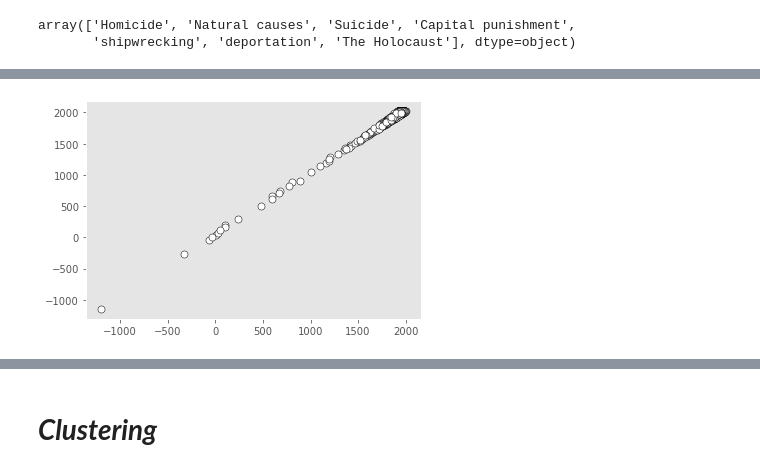
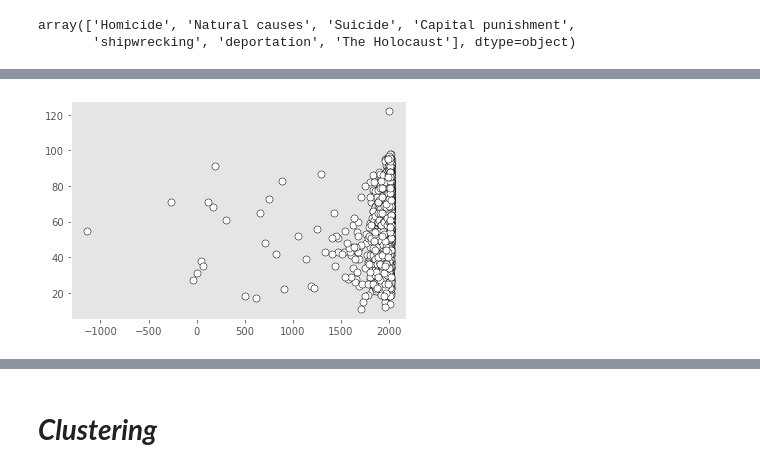
Before and after one commit to annysim/simonitto-vipAge-progetto, a Jupyter notebook: src&data/Copia_di_VipAge_AnnamariaSimonitto.ipynb, the cells around one changed output, grey strips where cells are left out. Cells and saved outputs as stored; diff of their text form; code cells hidden in the pictures.

```diff
--- a/src&data/Copia_di_VipAge_AnnamariaSimonitto.ipynb
+++ b/src&data/Copia_di_VipAge_AnnamariaSimonitto.ipynb
@@ -397,7 +344,8 @@ array(['Homicide', 'Natural causes', 'Suicide', 'Capital punishment',
 #Delete columns that I am not interested in from the dataset
 df1 = df1.drop(['Name'], axis = 1)
 df1 = df1.drop(['Short description'], axis = 1)
-df1 = df1.drop(['Age of death'], axis = 1)
+df1 = df1.drop(['Birth year'], axis = 1)
+df1 = df1.drop(['Id'], axis = 1)
 # %%
 #Show the dataset after the changes
 df1
@@ -529,0 +460,4 @@ Judging by the pairplots, we choose the columns with indexes 29,30. We will plot
+# %%
+categorical_features = list(set(categorical_features))
+print("The categorical features are:")
+print(categorical_features)
@@ -529,0 +467,13 @@ Judging by the pairplots, we choose the columns with indexes 29,30. We will plot
+# %%
+#Column Transformer
+
+transf_dtype = np.int32
+
+categorical_transformer = OneHotEncoder(handle_unknown='ignore', sparse = False, dtype = transf_dtype)
+
+ordinal_transformer = OrdinalEncoder(dtype = transf_dtype)
+preprocessor = ColumnTransformer(
+    transformers = [('cat', categorical_transformer, categorical_features)
+                   ],
+                    remainder = 'passthrough'
+    )
@@ -530,11 +511,11 @@ Judging by the pairplots, we choose the columns with indexes 29,30. We will plot
 # %%
-focus = [29,30]
+focus = [28,29]
 plt.scatter(df1_p[:,focus[0]], df1_p[:,focus[1]]
             , c='white'          # color filling the data markers
             , edgecolors='black' # edge color for data markers
             , marker='o'         # data marker shape, e.g. triangles (v<>^), square (s), star (*), ...
             , s=50)              # data marker size
 plt.grid()  # plots a grid on the data
 plt.show()
 # %% [output]
-[figure, old version]
+[figure, new version]
```
Also changed, not shown: parts of 49 cells of this notebook.
